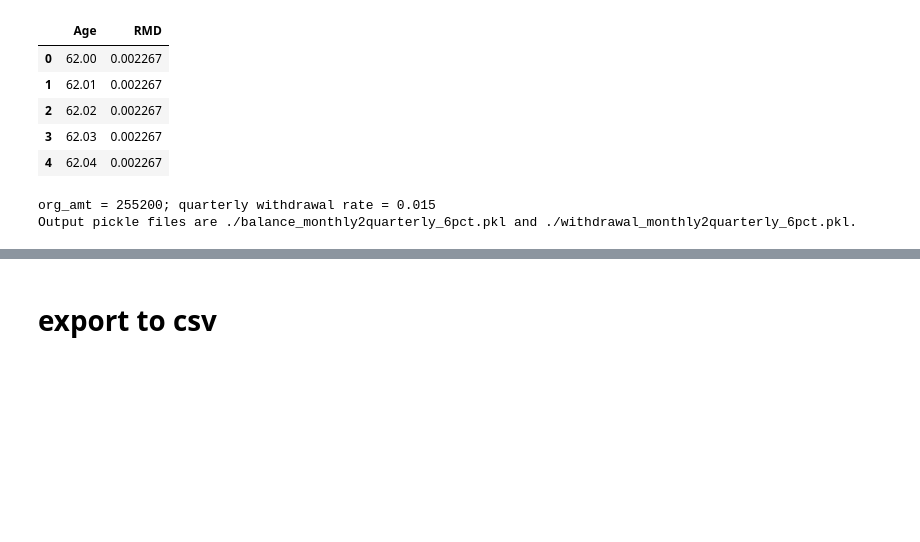
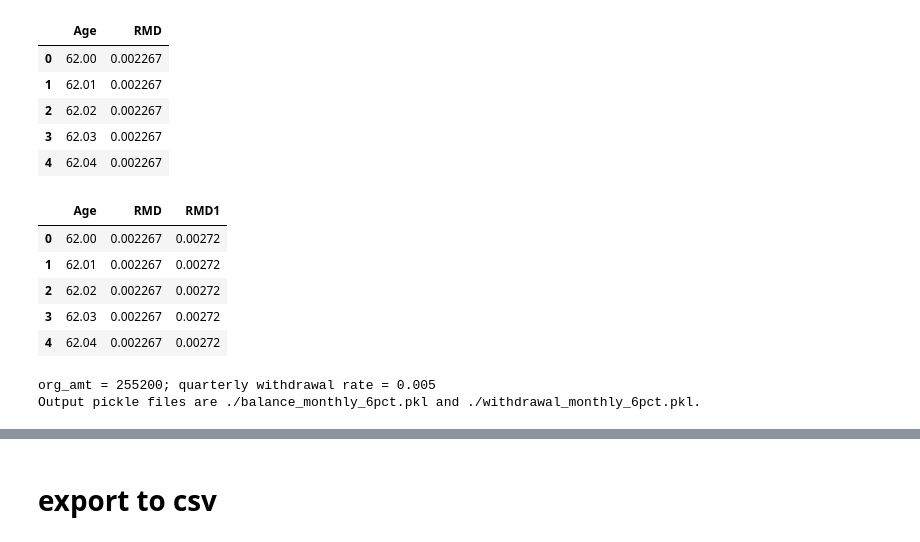
Before and after one commit to bcqguo/rdca, a Jupyter notebook: monthly_quartly_annual_rdac.ipynb, the cells around one changed output, grey strips where cells are left out. Drawn from its saved outputs; the diff is of its cells as text; code cells hidden in the pictures; blank space fills up the shorter version.

```diff
--- a/monthly_quartly_annual_rdac.ipynb
+++ b/monthly_quartly_annual_rdac.ipynb
@@ -342,7 +338,7 @@ df
 # %% [output]
 16.093810942179328
 # %%
-marginal_lst = [stats.t(5.873124027006535, 0.009425142857142856, 0.03624716233825319),
+monthly_marginal_lst = [stats.t(5.873124027006535, 0.009425142857142856, 0.03624716233825319),
                 stats.t(60.62841062883993, -0.00023814260279532006, 0.10242977623808992),
                 stats.t(2.0258140700742486, -0.00010057911197137212, 0.0006374717904275343),
                 stats.t(5.771591590221103, -2.19975402609666e-05, 0.002464314336258537),
@@ -567,3 +565,12 @@ def method_6_quarterly(org_amt, start_age, end_age, stock_bond_sim_df, stock_wei
                 withdrawal.append(withdrawal_)
 
     return balance, withdrawal
+# %%
+rmd_month.head()
+# %% [output]
+|  | Age | RMD | RMD1 |
+| 0 | 62.00 | 0.002267 | 0.00272 |
+| 1 | 62.01 | 0.002267 | 0.00272 |
+| 2 | 62.02 | 0.002267 | 0.00272 |
+| 3 | 62.03 | 0.002267 | 0.00272 |
+| 4 | 62.04 | 0.002267 | 0.00272 |
@@ -637,12 +660,12 @@ stock_weight = 0.4
 # bond_weight = 0.7
 # stock_weight = 0.3
 # %%
-#get 10K iteration outputs
+#get 10K iteration on monthly outputs
 
-sim_dict = sim_10K_quarterly(org_amt, 0.06/4, 65, 100,
-                "./balance_monthly2quarterly_6pct.pkl",
-                "./withdrawal_monthly2quarterly_6pct.pkl")
+sim_dict = sim_10K_monthly(org_amt, monthly_withdrawal_rate, 65, 100,
+                "./balance_monthly_6pct.pkl",
+                "./withdrawal_monthly_6pct.pkl", sim_out = True )
 # %% [output]
-org_amt = 255200; quarterly withdrawal rate = 0.015
-Output pickle files are ./balance_monthly2quarterly_6pct.pkl and ./withdrawal_monthly2quarterly_6pct.pkl.
+org_amt = 255200; quarterly withdrawal rate = 0.005
+Output pickle files are ./balance_monthly_6pct.pkl and ./withdrawal_monthly_6pct.pkl.
 # %%
```
Also changed, not shown: parts of 48 cells of this notebook.
